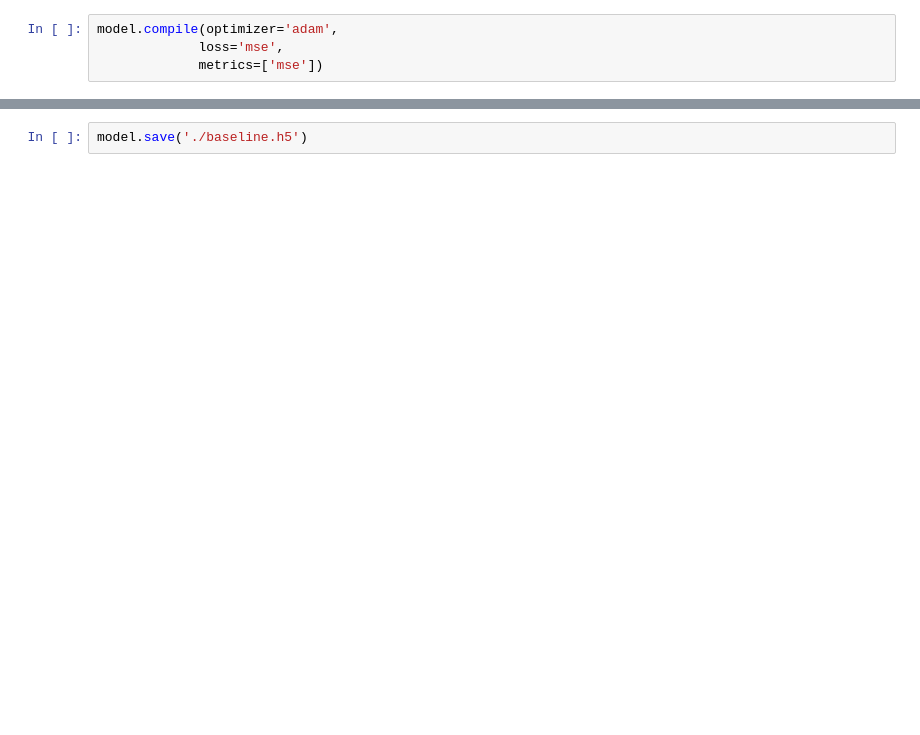
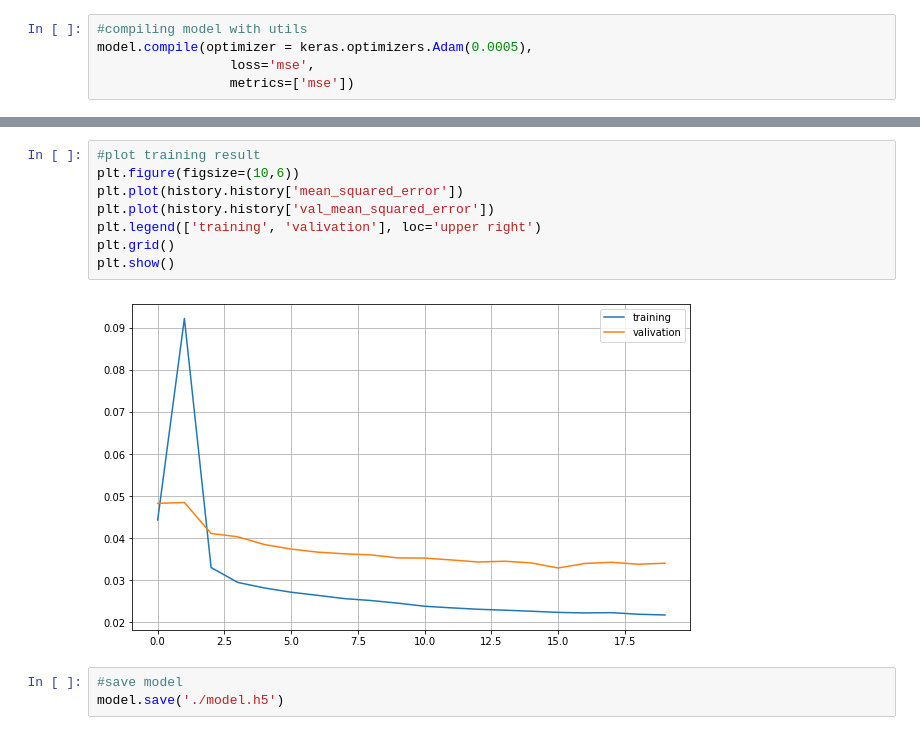
Before and after one commit to dengjianbo3/Self_driving_projects, a Jupyter notebook: P4-Behavioral-Cloning/CNN_LSTM_model.ipynb, the cells around one changed output, grey strips where cells are left out. Cells and saved outputs as stored; diff of their text form; blank space fills up the shorter version.

```diff
--- a/P4-Behavioral-Cloning/CNN_LSTM_model.ipynb
+++ b/P4-Behavioral-Cloning/CNN_LSTM_model.ipynb
@@ -83,5 +125,6 @@ _________________________________________________________________
 # %%
-model.compile(optimizer='adam',
-             loss='mse',
-             metrics=['mse'])
+#compiling model with utils
+model.compile(optimizer = keras.optimizers.Adam(0.0005),
+                 loss='mse',
+                 metrics=['mse'])
 # %%
@@ -113,2 +156,13 @@ Epoch 10/10
-# %%
-model.save('./baseline.h5')
+# %%
+#plot training result
+plt.figure(figsize=(10,6))
+plt.plot(history.history['mean_squared_error'])
+plt.plot(history.history['val_mean_squared_error'])
+plt.legend(['training', 'valivation'], loc='upper right')
+plt.grid()
+plt.show()
+# %% [output]
+[figure, added]
+# %%
+#save model
+model.save('./model.h5')
```
Also changed, not shown: parts of 16 cells of this notebook, 6 other files.
